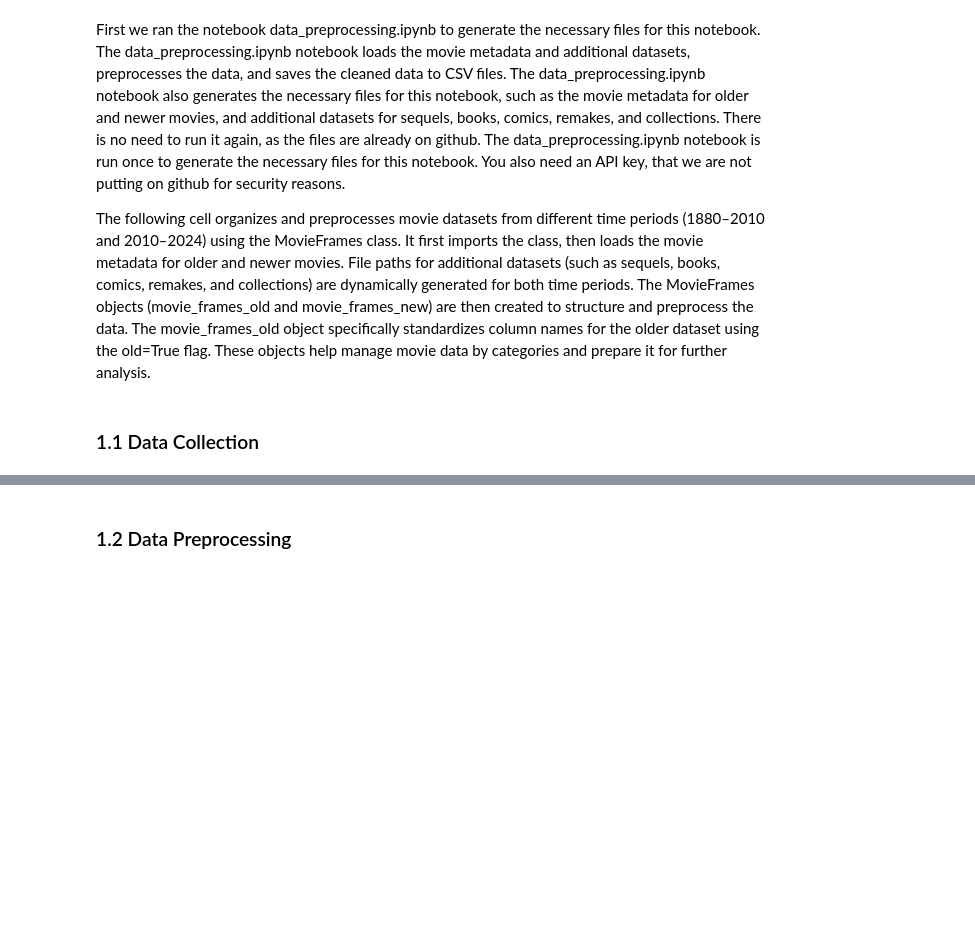
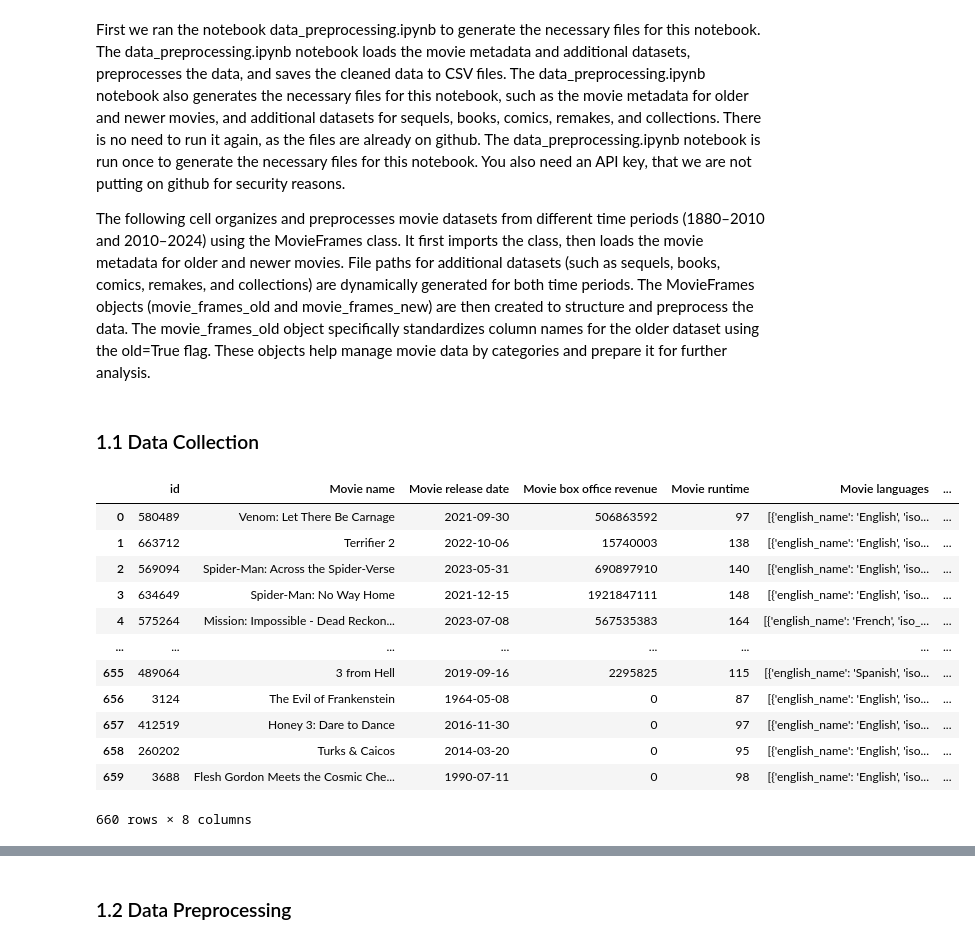
Before and after one commit to epfl-ada/ada-2024-project-onceuponatimeindata, a Jupyter notebook: results.ipynb, the cells around one changed output, grey strips where cells are left out. Drawn from its saved outputs; the diff is of its cells as text; code cells hidden in the pictures; blank space fills up the shorter version.

```diff
--- a/results.ipynb
+++ b/results.ipynb
@@ -12,19 +12,34 @@ The following cell organizes and preprocesses movie datasets from different time
 # %%
 from src.models.movies_frame import MovieFrames
 
 movie_df = pd.read_csv('data/MovieSummaries/movie.metadata.tsv', sep='\t', header=None)
 new_movie_df = pd.read_csv('data/random_sample/random_sample_metadata_2010_2024.csv')
 
 keywords = ["sequels", "book", "comics", "remake"]
 path_old = []
 path_new = []
 
 for keyword in keywords:
     path_old.append(f"data/{keyword}/{keyword}_with_wiki_id_1880_2010.csv")
     path_new.append(f"data/{keyword}/{keyword}_metadata_2010_2024.csv")
 
-path_old.append("data/collections/sequels_and_original_with_wiki_id.csv")
-path_new.append("data/collections/sequels_and_original_metadata_2010_2024.csv")
+#path_old.append("data/collections/sequels_and_original_with_wiki_id.csv")
+#path_new.append("data/collections/sequels_and_original_metadata_2010_2024.csv")
 
-movie_frames_old = MovieFrames(movie_df, path_old, old=True)
-movie_frames_new = MovieFrames(new_movie_df, path_new)
+movie_frames_old = MovieFrames(movie_df, path_old,start_year=1880,end_year=2010)
+movie_frames_new = MovieFrames(new_movie_df, path_new,start_year=2011,end_year=2024)
+movie_frames_new.movie_df_sequel_only
+# %% [output]
+|  | id | Movie name | Movie release date | Movie box office revenue | Movie runtime | Movie languages | ... |
+| 0 | 580489 | Venom: Let There Be Carnage | 2021-09-30 | 506863592 | 97 | [{'english_name': 'English', 'iso... | ... |
+| 1 | 663712 | Terrifier 2 | 2022-10-06 | 15740003 | 138 | [{'english_name': 'English', 'iso... | ... |
+| 2 | 569094 | Spider-Man: Across the Spider-Verse | 2023-05-31 | 690897910 | 140 | [{'english_name': 'English', 'iso... | ... |
+| 3 | 634649 | Spider-Man: No Way Home | 2021-12-15 | 1921847111 | 148 | [{'english_name': 'English', 'iso... | ... |
+| 4 | 575264 | Mission: Impossible - Dead Reckon... | 2023-07-08 | 567535383 | 164 | [{'english_name': 'French', 'iso_... | ... |
+| ... | ... | ... | ... | ... | ... | ... | ... |
+| 655 | 489064 | 3 from Hell | 2019-09-16 | 2295825 | 115 | [{'english_name': 'Spanish', 'iso... | ... |
+| 656 | 3124 | The Evil of Frankenstein | 1964-05-08 | 0 | 87 | [{'english_name': 'English', 'iso... | ... |
+| 657 | 412519 | Honey 3: Dare to Dance | 2016-11-30 | 0 | 97 | [{'english_name': 'English', 'iso... | ... |
+| 658 | 260202 | Turks & Caicos | 2014-03-20 | 0 | 95 | [{'english_name': 'English', 'iso... | ... |
+| 659 | 3688 | Flesh Gordon Meets the Cosmic Che... | 1990-07-11 | 0 | 98 | [{'english_name': 'English', 'iso... | ... |
+660 rows × 8 columns
```
Also changed, not shown: parts of 3 cells of this notebook, 2 other files.
